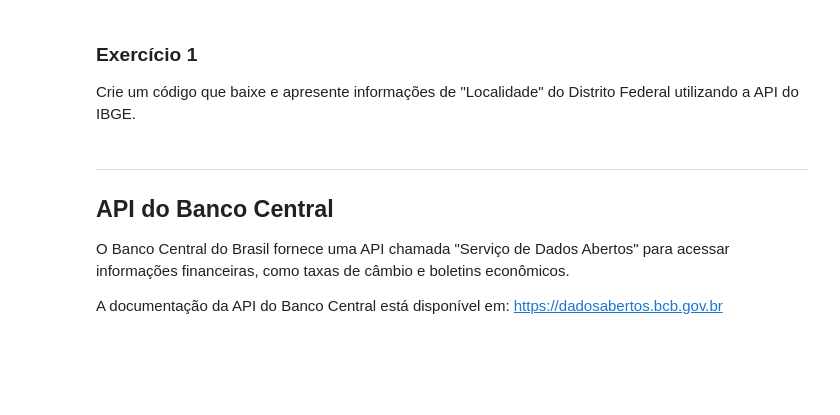
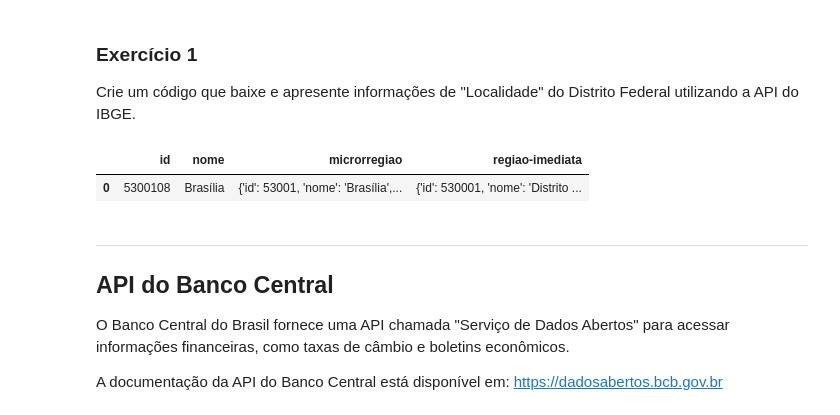
Before and after one commit to natashanuto/CEE2, a Jupyter notebook: 21_uso_dados_api.ipynb, the cells around one changed output. Cells and saved outputs as stored; diff of their text form; code cells hidden in the pictures; blank space fills up the shorter version.

```diff
--- a/21_uso_dados_api.ipynb
+++ b/21_uso_dados_api.ipynb
@@ -330,3 +295,24 @@ else:
+# %%
+import requests
+import pandas as pd
+import pprint
+
+estado = 53
+url = f"https://servicodados.ibge.gov.br/api/v1/localidades/estados/{estado}/municipios"
+
+response = requests.get(url)
+
+if response.status_code == 200:
+  localidade = response.json()
+
+  df = pd.DataFrame(localidade)
+  display(df)
+
+else:
+  print("Erro ao acessar a API do IBGE.")
+# %% [output]
+|  | id | nome | microrregiao | regiao-imediata |
+| 0 | 5300108 | Brasília | {'id': 53001, 'nome': 'Brasília',... | {'id': 530001, 'nome': 'Distrito ... |
 # %% [markdown]
 ---
 ## API do Banco Central
```
Also changed, not shown: parts of 2 cells of this notebook.
